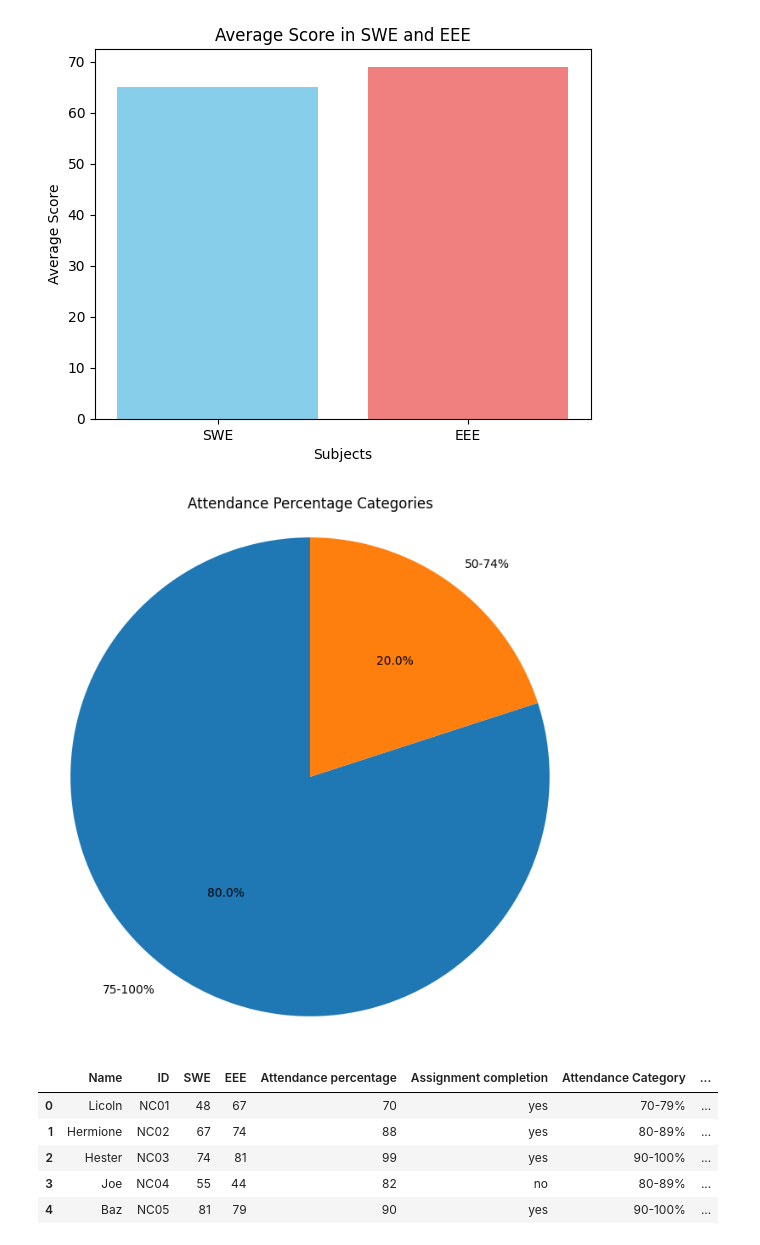
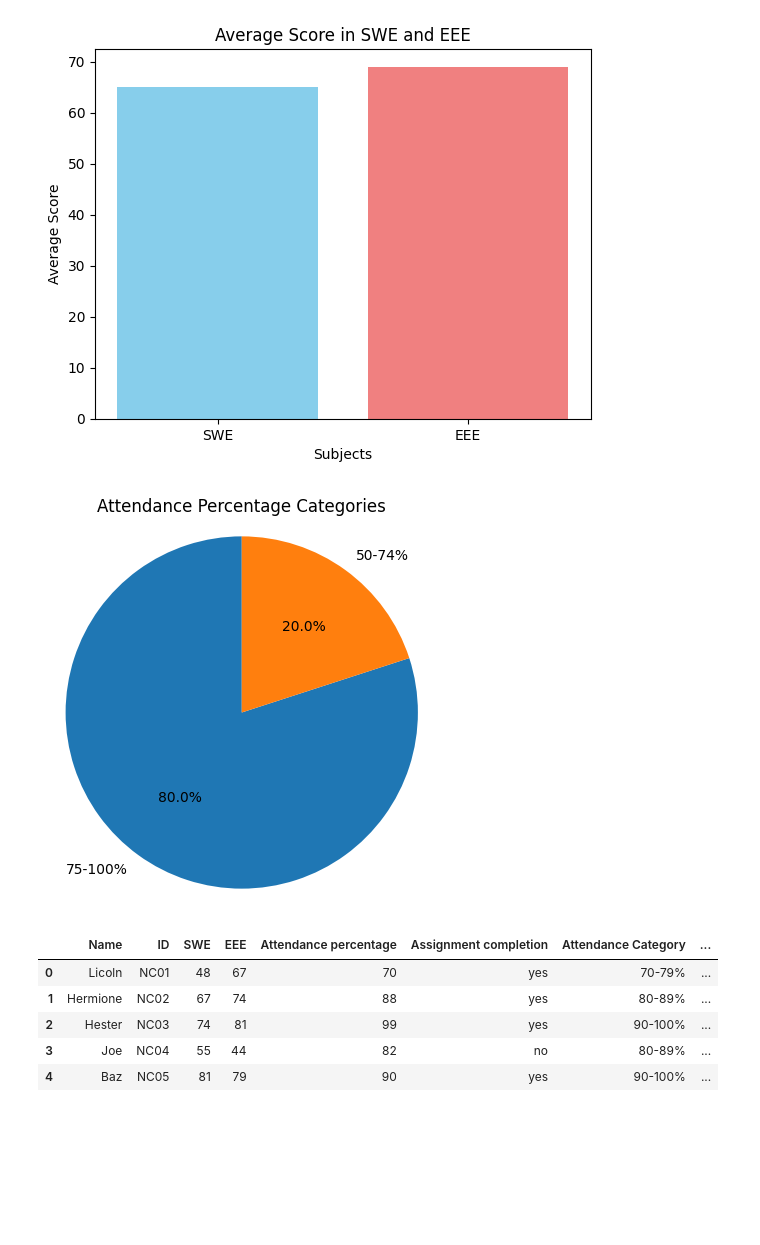
Before and after one commit to Saraf-Tasnim/EDGE-Project, a Jupyter notebook: Saraf_EDGE_Project.ipynb, the cells around one changed output. Cells and saved outputs as stored; diff of their text form; code cells hidden in the pictures; blank space fills up the shorter version.

```diff
--- a/Saraf_EDGE_Project.ipynb
+++ b/Saraf_EDGE_Project.ipynb
@@ -124,30 +124,30 @@ plt.show()
 # %%
 #pie chart of attendance percentage categories
 
 import pandas as pd
 import matplotlib.pyplot as plt
 
 
 def categorize_attendance(percentage):
     if percentage >= 75:
         return '75-100%'
     elif percentage >= 50 and percentage <=75:
         return '50-74%'
     else:
         return 'Below 50%'
 
 df['Attendance Category'] = df['Attendance percentage'].apply(categorize_attendance)
 
 
 attendance_counts = df['Attendance Category'].value_counts()
 
-plt.figure(figsize=(8, 8))
+plt.figure(figsize=(5, 5))
 plt.pie(attendance_counts, labels=attendance_counts.index, autopct='%1.1f%%', startangle=90)
 plt.title('Attendance Percentage Categories')
 plt.axis('equal')
 plt.show()
 # %% [output]
-[figure, old version]
+[figure, new version]
 # %%
 #calculating aggregate score for each student
 
```
